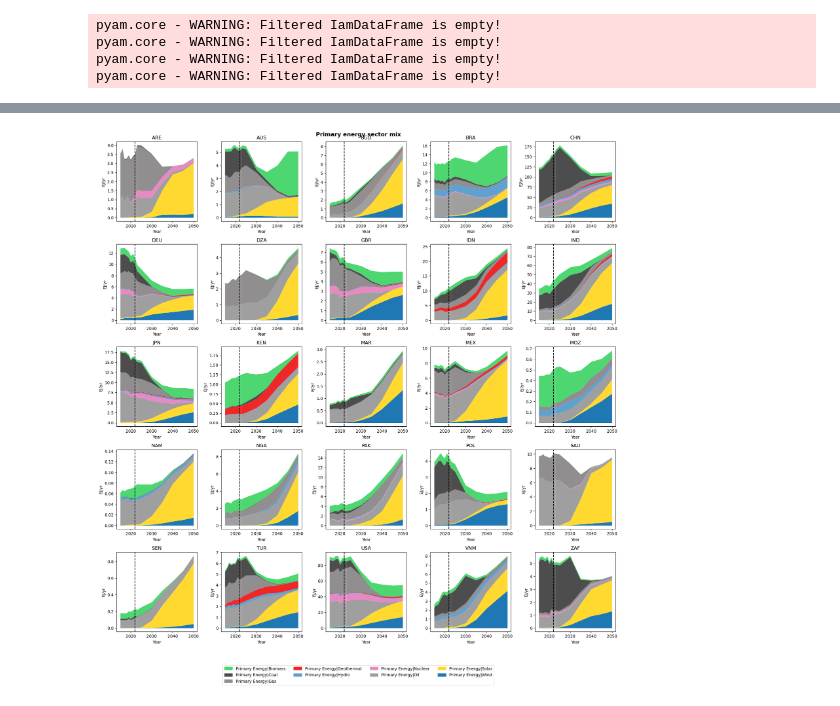
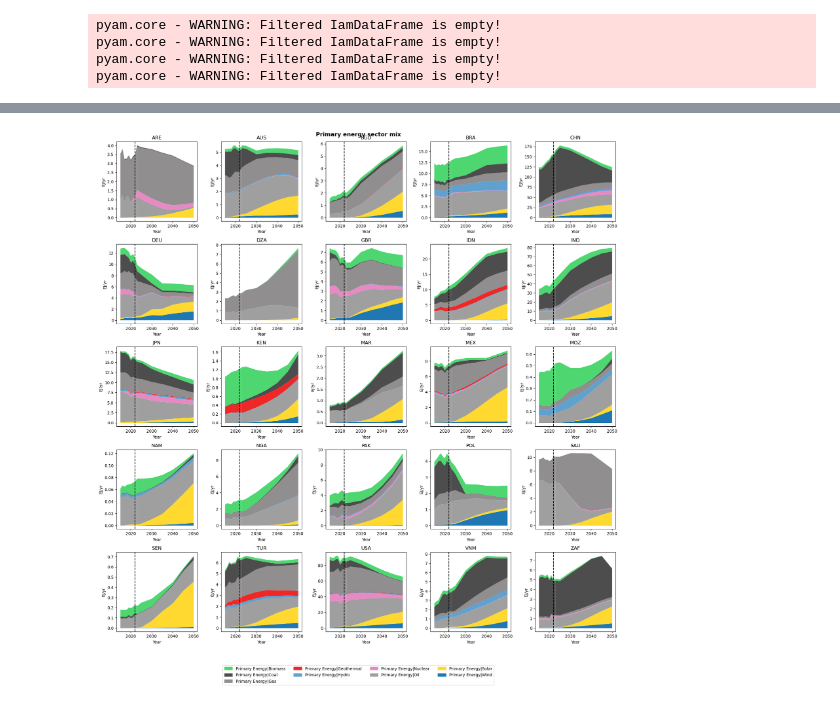
Before and after one commit to fabiosferra/DSCALE, a Jupyter notebook: notebook/explore_power_and_primary.ipynb, the cells around one changed output, grey strips where cells are left out. Saved outputs shown, nothing was run; the diff lists cells and outputs as text; code cells hidden in the pictures.

```diff
--- a/notebook/explore_power_and_primary.ipynb
+++ b/notebook/explore_power_and_primary.ipynb
@@ -106,5 +104,5 @@ NPE_PATH: os.PathLike = BOX_MOUNT_PATH / NPE_PATH
 Load up the input data which is both harmonised and unharmonised REMIND data
 # %%
 input_data = pyam.IamDataFrame(
-    f'../input_data/{dscale_project}/snapshot_v1/npe_core_scenario_harmonised_AR6_reporting.csv')
+    f'../input_data/{dscale_project}/snapshot_v1/npe-npi-demandstandard_scenario_harmonised_NAVIGATE_reporting_BLENDED_NON_HARM_DATA_IN.csv')
 # %% [output]
@@ -316,7 +340,7 @@ for count, ax in enumerate(axes.ravel()):
 
     try:
         dscale_results.filter(
-            scenario='NPE-core',
+            scenario='NPE-*',
             region=IKEA_ISOS[count],
             variable=power_mix_var[:-1],
             year = year_proj
@@ -541,7 +565,7 @@ for fuel in primary_mix_var[:]:
         fuel_short = 'Solar'
 
     for count, ax in enumerate(axes.ravel()[:]):
-        dscale_results.filter(scenario='NPE-core',region=IKEA_ISOS[count],variable=fuel,year=range(2010,2051)).plot(ax=ax, linestyle="variable")
+        dscale_results.filter(scenario='NPE-*',region=IKEA_ISOS[count],variable=fuel,year=range(2010,2051)).plot(ax=ax, linestyle="variable")
         hist_data_iea.filter(region=IKEA_ISOS[count],variable=fuel,year=range(2010,2023)).plot(ax=ax,color='k', linestyle = "variable")
         ax.axvline(x=2022,color='k',ls='--')
         ax.axhline(y=0,color='k',ls='-')
@@ -578,32 +607,32 @@ year_proj = [2023,
 f, axes = plt.subplots(nrows=5, ncols=5, figsize=(18, 18))
 
 # colors = [color_map[v] for v in power_mix_var]
 
 for count, ax in enumerate(axes.ravel()):
 
     dscale_results.filter(
-        scenario='NPE-core',
+        scenario='NPE-*',
         region=IKEA_ISOS[count],
         variable=primary_mix_var,
         year = year_proj
     ).plot.stack(ax=ax,)
 
     hist_data_iea.filter(
         region=IKEA_ISOS[count],
         variable=primary_mix_var,
         year=[2015, 2016, 2017, 2018, 2019, 2020, 2021, 2022, 2023]
     ).plot.stack(ax=ax)
 
     ax.axvline(x=2022, color='k', ls='--')
     ax.set_title(IKEA_ISOS[count])
     ax.legend().remove()
 
 # ax.legend(ncols=4,loc='center',bbox_to_anchor=[0.5,-0.05])
 
 f.suptitle('Primary energy sector mix',fontsize=14,fontweight='bold')
 f.legend(legend_key,[l.get_label() for l in legend_key],ncols=4,loc='center',bbox_to_anchor=[0.5,-0.05])
 plt.tight_layout()
 Path(f'../results/7_Diagnostics/{dscale_project}/{dscale_suffix}/primary_energy').mkdir(parents=True,exist_ok=True)
 plt.savefig(f'../results/7_Diagnostics/{dscale_project}/{dscale_suffix}/primary_energy/fuel_mix.png',dpi=300)
 # %% [output]
-[figure, old version]
+[figure, new version]
```
Also changed, not shown: parts of 9 cells of this notebook, 4 other files.
